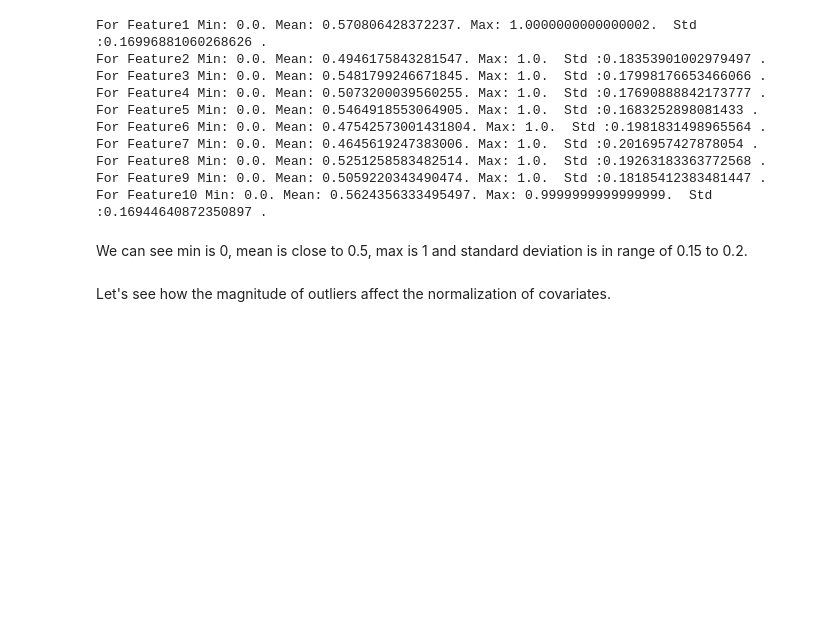
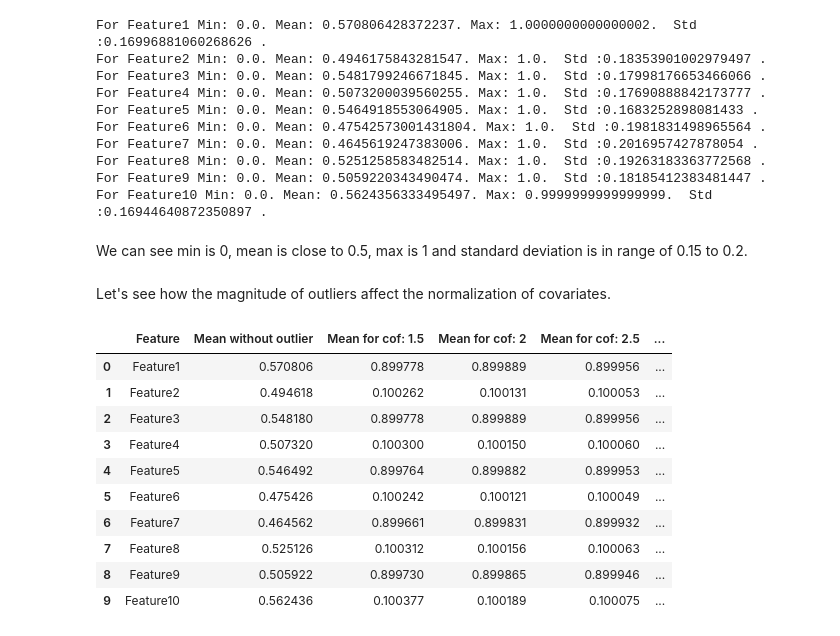
Before and after one commit to RachanaBhankur/IN3063-INM702-Mathematics-and-Programming-for-AI, a Jupyter notebook: Task 2 - Linear Regression - Outliers.ipynb, the cells around one changed output. Saved outputs shown, nothing was run; the diff lists cells and outputs as text; code cells hidden in the pictures; blank space fills up the shorter version.

```diff
--- a/Task 2 - Linear Regression - Outliers.ipynb
+++ b/Task 2 - Linear Regression - Outliers.ipynb
@@ -522,0 +525,35 @@ Let's see how the magnitude  of outliers affect the normalization of covariates.
+# %%
+normtable = pd.DataFrame({'Feature':[],
+
+                         'Mean without outlier':[],
+                         'Mean for cof: 1.5': [],
+                         'Mean for cof: 2':[],
+                         'Mean for cof: 2.5':[],
+
+                         'Std without outlier':[],
+                         'Std for cof: 1.5': [],
+                         'Std for cof: 2':[],
+                         'Std for cof: 2.5':[]})
+
+normtable['Mean without outlier'] = meanwno
+normtable['Std without outlier'] = stdwno
+normtable['Feature'] = xn.columns
+
+mcofs = [1.5,2,2.5]
+ele = np.array(eon(xn,mcofs))
+
+normtable.iloc[:, 2:5] = ele[0].T
+normtable.iloc[:, 6:] = ele[1].T
+normtable
+# %% [output]
+|  | Feature | Mean without outlier | Mean for cof: 1.5 | Mean for cof: 2 | Mean for cof: 2.5 | ... |
+| 0 | Feature1 | 0.570806 | 0.899778 | 0.899889 | 0.899956 | ... |
+| 1 | Feature2 | 0.494618 | 0.100262 | 0.100131 | 0.100053 | ... |
+| 2 | Feature3 | 0.548180 | 0.899778 | 0.899889 | 0.899956 | ... |
+| 3 | Feature4 | 0.507320 | 0.100300 | 0.100150 | 0.100060 | ... |
+| 4 | Feature5 | 0.546492 | 0.899764 | 0.899882 | 0.899953 | ... |
+| 5 | Feature6 | 0.475426 | 0.100242 | 0.100121 | 0.100049 | ... |
+| 6 | Feature7 | 0.464562 | 0.899661 | 0.899831 | 0.899932 | ... |
+| 7 | Feature8 | 0.525126 | 0.100312 | 0.100156 | 0.100063 | ... |
+| 8 | Feature9 | 0.505922 | 0.899730 | 0.899865 | 0.899946 | ... |
+| 9 | Feature10 | 0.562436 | 0.100377 | 0.100189 | 0.100075 | ... |
```
Also changed, not shown: parts of 27 cells of this notebook.
